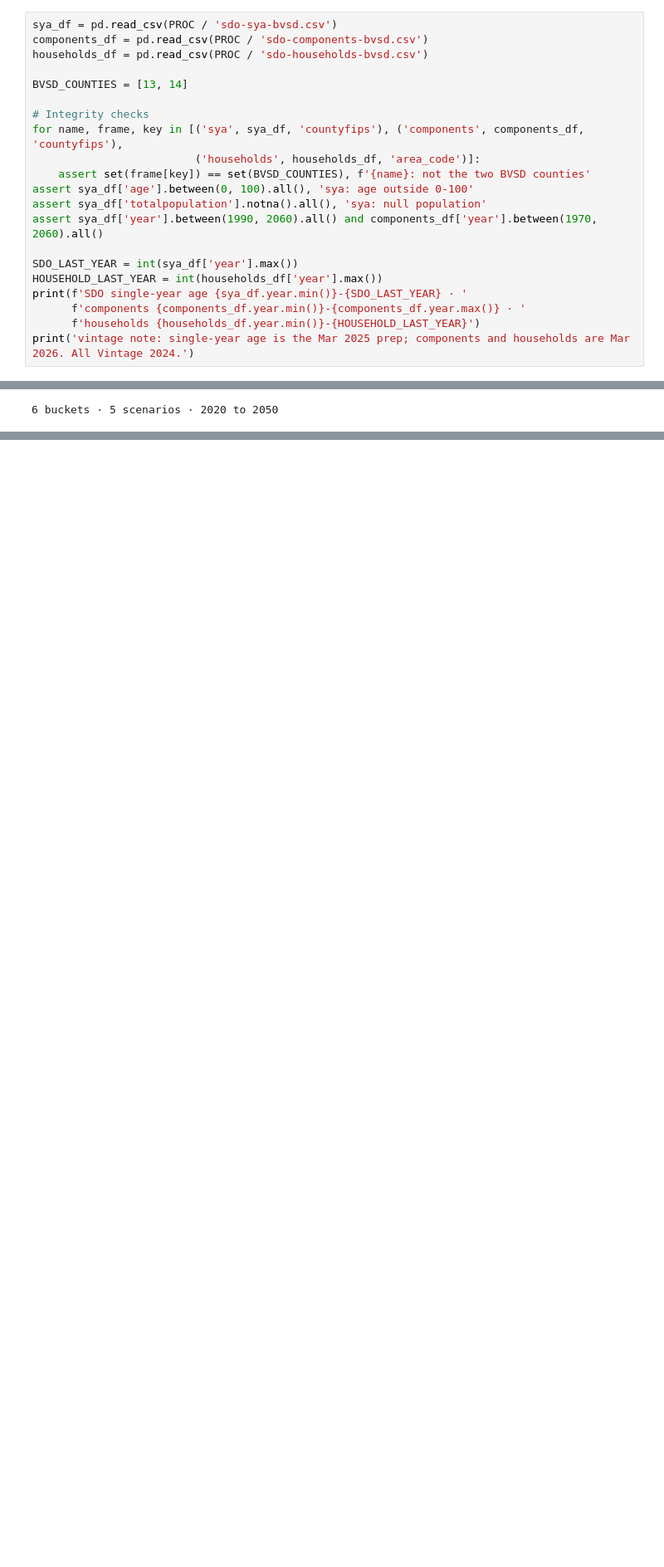
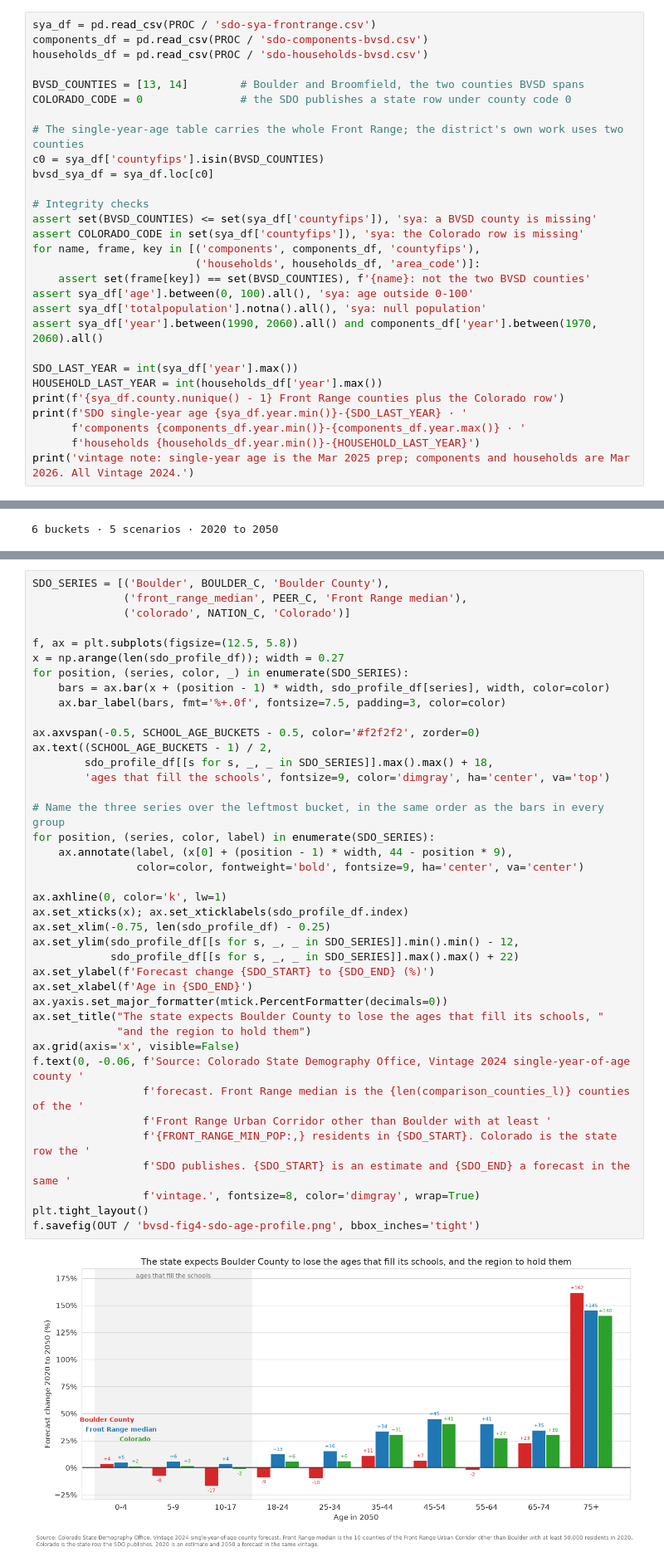
Before and after one commit to brianckeegan/charting-boulder, a Jupyter notebook: 2026-09-bvsd/bvsd-analysis.ipynb, the cells around one changed output, grey strips where cells are left out. Shown at 83% size. Cells and saved outputs as stored; diff of their text form; blank space fills up the shorter version.

```diff
--- a/2026-09-bvsd/bvsd-analysis.ipynb
+++ b/2026-09-bvsd/bvsd-analysis.ipynb
@@ -118,14 +118,21 @@ components of change run to 2060; the household projection stops at 2050 and is
 anywhere in this notebook. BVSD spans two counties, Boulder (SDO code 13) and Broomfield (14);
 `bvsd-retrieval.ipynb` has already cut the three tables to those two.
 # %%
-sya_df = pd.read_csv(PROC / 'sdo-sya-bvsd.csv')
+sya_df = pd.read_csv(PROC / 'sdo-sya-frontrange.csv')
 components_df = pd.read_csv(PROC / 'sdo-components-bvsd.csv')
 households_df = pd.read_csv(PROC / 'sdo-households-bvsd.csv')
 
-BVSD_COUNTIES = [13, 14]
+BVSD_COUNTIES = [13, 14]        # Boulder and Broomfield, the two counties BVSD spans
+COLORADO_CODE = 0               # the SDO publishes a state row under county code 0
+
+# The single-year-age table carries the whole Front Range; the district's own work uses two counties
+c0 = sya_df['countyfips'].isin(BVSD_COUNTIES)
+bvsd_sya_df = sya_df.loc[c0]
 
 # Integrity checks
-for name, frame, key in [('sya', sya_df, 'countyfips'), ('components', components_df, 'countyfips'),
+assert set(BVSD_COUNTIES) <= set(sya_df['countyfips']), 'sya: a BVSD county is missing'
+assert COLORADO_CODE in set(sya_df['countyfips']), 'sya: the Colorado row is missing'
+for name, frame, key in [('components', components_df, 'countyfips'),
                          ('households', households_df, 'area_code')]:
     assert set(frame[key]) == set(BVSD_COUNTIES), f'{name}: not the two BVSD counties'
 assert sya_df['age'].between(0, 100).all(), 'sya: age outside 0-100'
@@ -134,6 +141,7 @@ assert sya_df['year'].between(1990, 2060).all() and components_df['year'].betwee
 
 SDO_LAST_YEAR = int(sya_df['year'].max())
 HOUSEHOLD_LAST_YEAR = int(households_df['year'].max())
+print(f'{sya_df.county.nunique() - 1} Front Range counties plus the Colorado row')
 print(f'SDO single-year age {sya_df.year.min()}-{SDO_LAST_YEAR} · '
       f'components {components_df.year.min()}-{components_df.year.max()} · '
       f'households {households_df.year.min()}-{HOUSEHOLD_LAST_YEAR}')
@@ -805,0 +978,42 @@ itself the evidence.
+# %%
+SDO_SERIES = [('Boulder', BOULDER_C, 'Boulder County'),
+              ('front_range_median', PEER_C, 'Front Range median'),
+              ('colorado', NATION_C, 'Colorado')]
+
+f, ax = plt.subplots(figsize=(12.5, 5.8))
+x = np.arange(len(sdo_profile_df)); width = 0.27
+for position, (series, color, _) in enumerate(SDO_SERIES):
+    bars = ax.bar(x + (position - 1) * width, sdo_profile_df[series], width, color=color)
+    ax.bar_label(bars, fmt='%+.0f', fontsize=7.5, padding=3, color=color)
+
+ax.axvspan(-0.5, SCHOOL_AGE_BUCKETS - 0.5, color='#f2f2f2', zorder=0)
+ax.text((SCHOOL_AGE_BUCKETS - 1) / 2,
+        sdo_profile_df[[s for s, _, _ in SDO_SERIES]].max().max() + 18,
+        'ages that fill the schools', fontsize=9, color='dimgray', ha='center', va='top')
+
+# Name the three series over the leftmost bucket, in the same order as the bars in every group
+for position, (series, color, label) in enumerate(SDO_SERIES):
+    ax.annotate(label, (x[0] + (position - 1) * width, 44 - position * 9),
+                color=color, fontweight='bold', fontsize=9, ha='center', va='center')
+
+ax.axhline(0, color='k', lw=1)
+ax.set_xticks(x); ax.set_xticklabels(sdo_profile_df.index)
+ax.set_xlim(-0.75, len(sdo_profile_df) - 0.25)
+ax.set_ylim(sdo_profile_df[[s for s, _, _ in SDO_SERIES]].min().min() - 12,
+            sdo_profile_df[[s for s, _, _ in SDO_SERIES]].max().max() + 22)
+ax.set_ylabel(f'Forecast change {SDO_START} to {SDO_END} (%)')
+ax.set_xlabel(f'Age in {SDO_END}')
+ax.yaxis.set_major_formatter(mtick.PercentFormatter(decimals=0))
+ax.set_title("The state expects Boulder County to lose the ages that fill its schools, "
+             "and the region to hold them")
+ax.grid(axis='x', visible=False)
+f.text(0, -0.06, f'Source: Colorado State Demography Office, Vintage 2024 single-year-of-age county '
+                 f'forecast. Front Range median is the {len(comparison_counties_l)} counties of the '
+                 f'Front Range Urban Corridor other than Boulder with at least '
+                 f'{FRONT_RANGE_MIN_POP:,} residents in {SDO_START}. Colorado is the state row the '
+                 f'SDO publishes. {SDO_START} is an estimate and {SDO_END} a forecast in the same '
+                 f'vintage.', fontsize=8, color='dimgray', wrap=True)
+plt.tight_layout()
+f.savefig(OUT / 'bvsd-fig4-sdo-age-profile.png', bbox_inches='tight')
+# %% [output]
+[figure, added]
```
Also changed, not shown: parts of 15 cells of this notebook, 14 other files.
